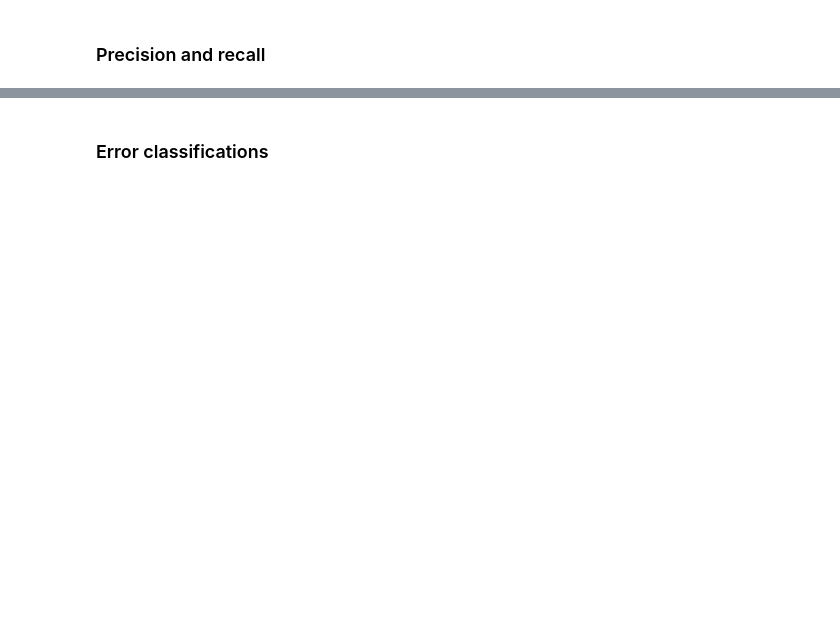
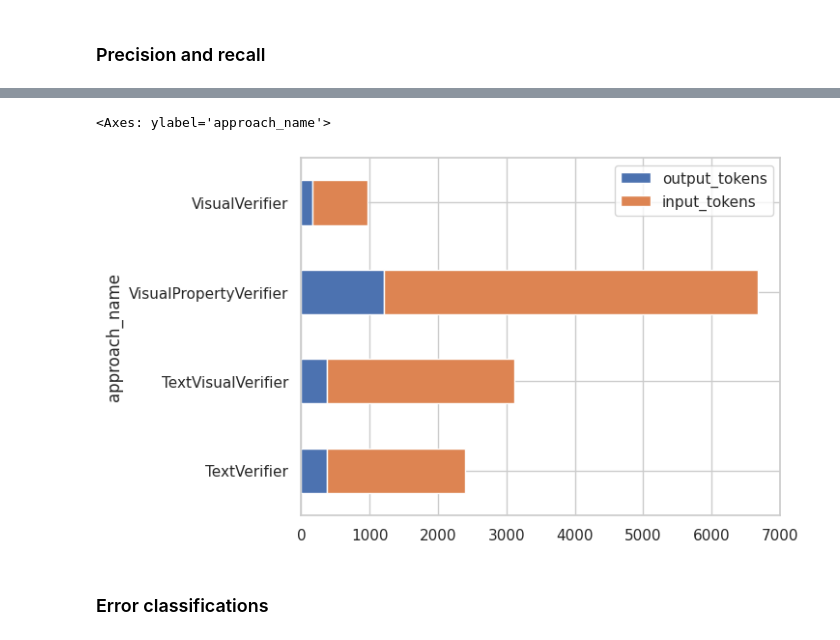
Before and after one commit to IV2C/VIFagent, a Jupyter notebook: notebooks/verifier_exploitation/verifier_exploitation.ipynb, the cells around one changed output, grey strips where cells are left out. Drawn from its saved outputs; the diff is of its cells as text; code cells hidden in the pictures; blank space fills up the shorter version.

```diff
--- a/notebooks/verifier_exploitation/verifier_exploitation.ipynb
+++ b/notebooks/verifier_exploitation/verifier_exploitation.ipynb
@@ -131,3 +135,30 @@ plt.show()
+# %%
+def compute_usage(row):
+    match row["approach_name"]:
+        case "TextVerifier" | "VisualVerifier" | "TextVisualVerifier":
+            base_usage = row["usage_metadata"]["Base"][0]
+            row["input_tokens"] = base_usage["prompt_tokens"]
+            row["output_tokens"] = base_usage["completion_tokens"]
+            row["total_tokens"] = base_usage["total_tokens"]
+        case "VisualPropertyVerifier":
+            propgen_usage = row["usage_metadata"]["property_gen"][0]
+            propcheck_usage = row["usage_metadata"]["property_check"]
+            row["input_tokens"] = propgen_usage["prompt_tokens"] + sum([tok_u["prompt_tokens"] for tok_u in propcheck_usage])
+            row["output_tokens"] = propgen_usage["completion_tokens"]+sum([tok_u["completion_tokens"] for tok_u in propcheck_usage])
+            row["total_tokens"] = propgen_usage["total_tokens"]+sum([tok_u["total_tokens"] for tok_u in propcheck_usage])
+    return row
+# %%
+
+token_ds = full_ds.map(compute_usage)
+token_df = token_ds.to_pandas()
+token_df = token_df[["approach_name","id","total_tokens","output_tokens","input_tokens"]]
+# %%
+avg_token_df = token_df[["approach_name","output_tokens","input_tokens"]].groupby("approach_name").mean().reset_index()
+avg_token_df = avg_token_df.set_index("approach_name")
+avg_token_df.plot(kind='barh',stacked=True)
+# %% [output]
+<Axes: ylabel='approach_name'>
+[figure, added]
 # %% [markdown]
 ### Error classifications
 # %%
```
Also changed, not shown: parts of 5 cells of this notebook, 2 other files.
